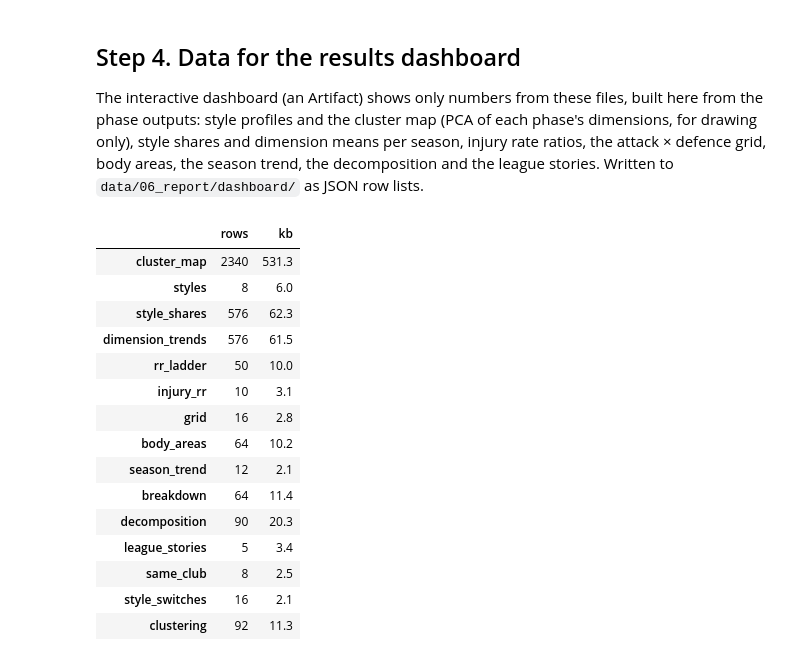
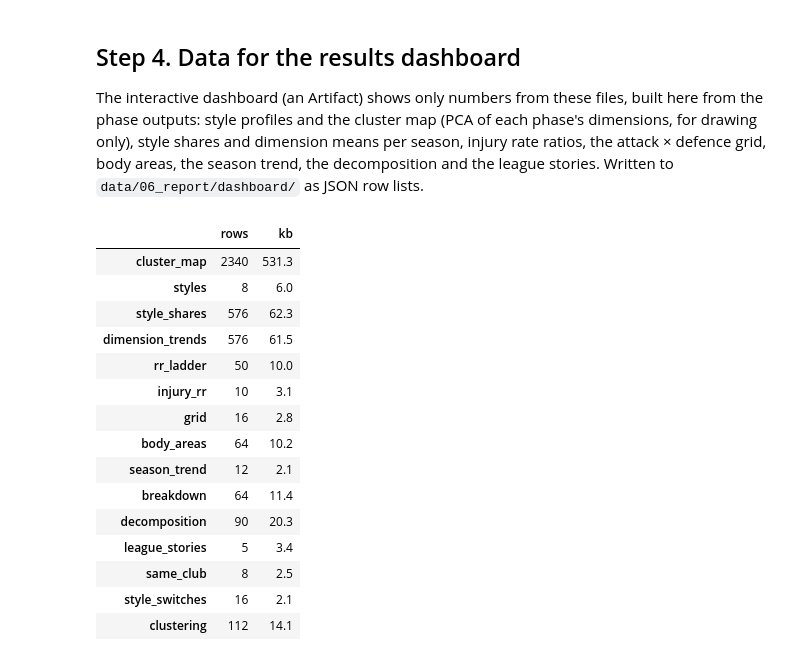
Before and after one commit to Mohammad99Shweiki/football-injuries, a Jupyter notebook: notebooks/06_report.ipynb, the cells around one changed output. Drawn from its saved outputs; the diff is of its cells as text; code cells hidden in the pictures.

```diff
--- a/notebooks/06_report.ipynb
+++ b/notebooks/06_report.ipynb
@@ -289,36 +289,40 @@ gm = pd.read_csv(C / "gmm_selection.csv")
 ag = pd.read_csv(C / "agreement.csv", index_col=0)
 sens = pd.read_csv(C / "sensitivity_clusters.csv", index_col=0)
 cen = pd.read_csv(C / "centroids.csv")
+hdb = pd.read_csv(C / "hdbscan.csv")
 files["clustering"] = [
     *[{"kind": "k", "phase": q.phase, "k": int(q.k), "inertia": r(q.inertia, 1), "silhouette": r(q.silhouette),
        "davies_bouldin": r(q.davies_bouldin), "calinski_harabasz": r(q.calinski_harabasz, 1),
        "stability_ari": r(q["stability (mean ARI)"]), "min_jaccard": r(q["min cluster Jaccard"]),
        "ward_ari": r(q["Ward vs K-means (ARI)"]), "smallest": int(q["smallest cluster"]), "usable": bool(q.usable)} for _, q in ks.iterrows()],
     *[{"kind": "gmm", "phase": q.phase, "k": int(q.k), "bic": r(q.BIC, 1), "gmm_ari": r(q["GMM vs K-means (ARI)"])} for _, q in gm.iterrows()],
     *[{"kind": "agreement", "phase": ph, "measure": m, "value": r(v)} for ph, row in ag.iterrows() for m, v in row.items()],
     *[{"kind": "sensitivity", "phase": ph, "measure": m, "value": r(v)} for ph, row in sens.iterrows() for m, v in row.items()],
+    *[{"kind": "hdbscan", "phase": q.phase, "min_cluster_size": int(q.min_cluster_size), "min_samples": int(q.min_samples),
+       "clusters": int(q.clusters), "noise": r(q["noise share"]), "largest": r(q["largest cluster share"]),
+       "ari": r(q["K-means agreement (ARI, non-noise)"])} for _, q in hdb.iterrows()],
     *[{"kind": "centroid", "phase": q.phase, "style": q["style"], "dimension": d, "value": r(q[d])}
       for _, q in cen.iterrows() for d in cen.columns[2:] if pd.notna(q[d])],
 ]
 
 for name, rows in files.items():
     (OUT / f"{name}.json").write_text(json.dumps(rows, ensure_ascii=False), encoding="utf-8")
 pd.Series({n: len(v) for n, v in files.items()}, name="rows").to_frame().assign(
     kb=[round((OUT / f"{n}.json").stat().st_size / 1024, 1) for n in files])
 # %% [output]
 |  | rows | kb |
 | cluster_map | 2340 | 531.3 |
 | styles | 8 | 6.0 |
 | style_shares | 576 | 62.3 |
 | dimension_trends | 576 | 61.5 |
 | rr_ladder | 50 | 10.0 |
 | injury_rr | 10 | 3.1 |
 | grid | 16 | 2.8 |
 | body_areas | 64 | 10.2 |
 | season_trend | 12 | 2.1 |
 | breakdown | 64 | 11.4 |
 | decomposition | 90 | 20.3 |
 | league_stories | 5 | 3.4 |
 | same_club | 8 | 2.5 |
 | style_switches | 16 | 2.1 |
-| clustering | 92 | 11.3 |
+| clustering | 112 | 14.1 |
```
Also changed, not shown: 8 other files.
